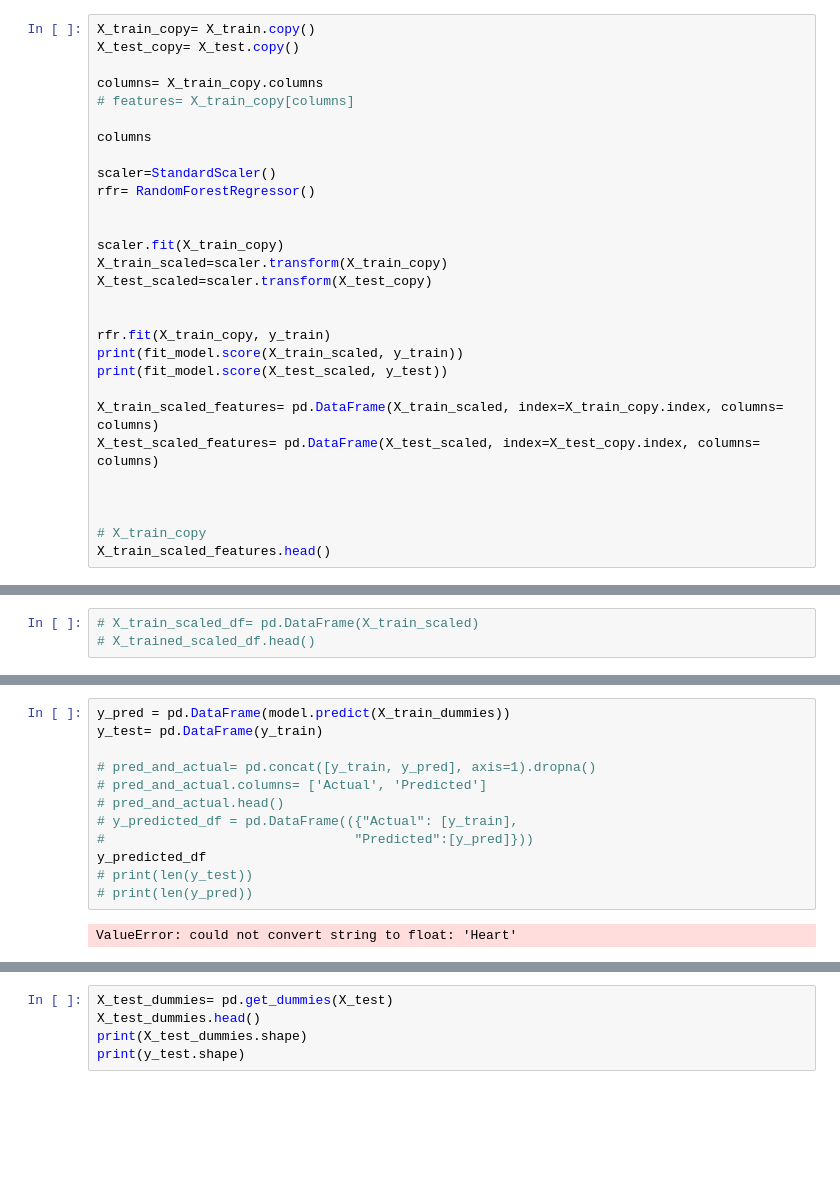
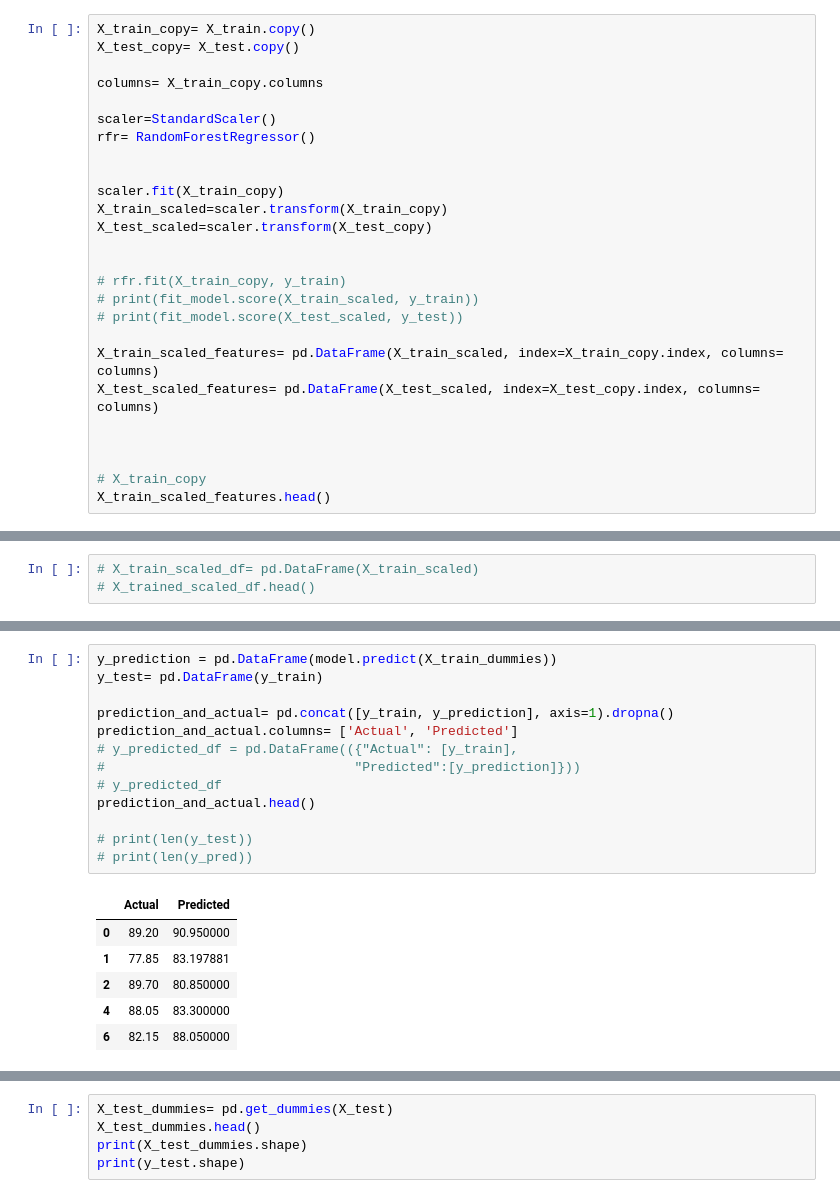
Before and after one commit to benwbarr/Transplant_Project, a Jupyter notebook: machine_learning/assets/model/second_try.ipynb, the cells around one changed output, grey strips where cells are left out. Drawn from its saved outputs; the diff is of its cells as text; blank space fills up the shorter version.

```diff
--- a/machine_learning/assets/model/second_try.ipynb
+++ b/machine_learning/assets/model/second_try.ipynb
@@ -150,9 +148,6 @@ X_train_copy= X_train.copy()
 X_test_copy= X_test.copy()
 
 columns= X_train_copy.columns
-# features= X_train_copy[columns]
-
-columns
 
 scaler=StandardScaler()
 rfr= RandomForestRegressor()
@@ -163,9 +158,9 @@ X_train_scaled=scaler.transform(X_train_copy)
 X_test_scaled=scaler.transform(X_test_copy)
 
 
-rfr.fit(X_train_copy, y_train)
-print(fit_model.score(X_train_scaled, y_train))
-print(fit_model.score(X_test_scaled, y_test))
+# rfr.fit(X_train_copy, y_train)
+# print(fit_model.score(X_train_scaled, y_train))
+# print(fit_model.score(X_test_scaled, y_test))
 
 X_train_scaled_features= pd.DataFrame(X_train_scaled, index=X_train_copy.index, columns= columns)
 X_test_scaled_features= pd.DataFrame(X_test_scaled, index=X_test_copy.index, columns= columns)
@@ -255,15 +236,21 @@ KFold performance scores: [0.8132003738038671, 0.8745101523391281, 0.86447651591
 # %%
-y_pred = pd.DataFrame(model.predict(X_train_dummies))
+y_prediction = pd.DataFrame(model.predict(X_train_dummies))
 y_test= pd.DataFrame(y_train)
 
-# pred_and_actual= pd.concat([y_train, y_pred], axis=1).dropna()
-# pred_and_actual.columns= ['Actual', 'Predicted']
-# pred_and_actual.head()
+prediction_and_actual= pd.concat([y_train, y_prediction], axis=1).dropna()
+prediction_and_actual.columns= ['Actual', 'Predicted']
 # y_predicted_df = pd.DataFrame(({"Actual": [y_train],
-#                                "Predicted":[y_pred]}))
-y_predicted_df
+#                                "Predicted":[y_prediction]}))
+# y_predicted_df
+prediction_and_actual.head()
+
 # print(len(y_test))
 # print(len(y_pred))
 # %% [output]
-ValueError: could not convert string to float: 'Heart'
+|  | Actual | Predicted |
+| 0 | 89.20 | 90.950000 |
+| 1 | 77.85 | 83.197881 |
+| 2 | 89.70 | 80.850000 |
+| 4 | 88.05 | 83.300000 |
+| 6 | 82.15 | 88.050000 |
 # %%
```
Also changed, not shown: parts of 9 cells of this notebook, 10 other files.
